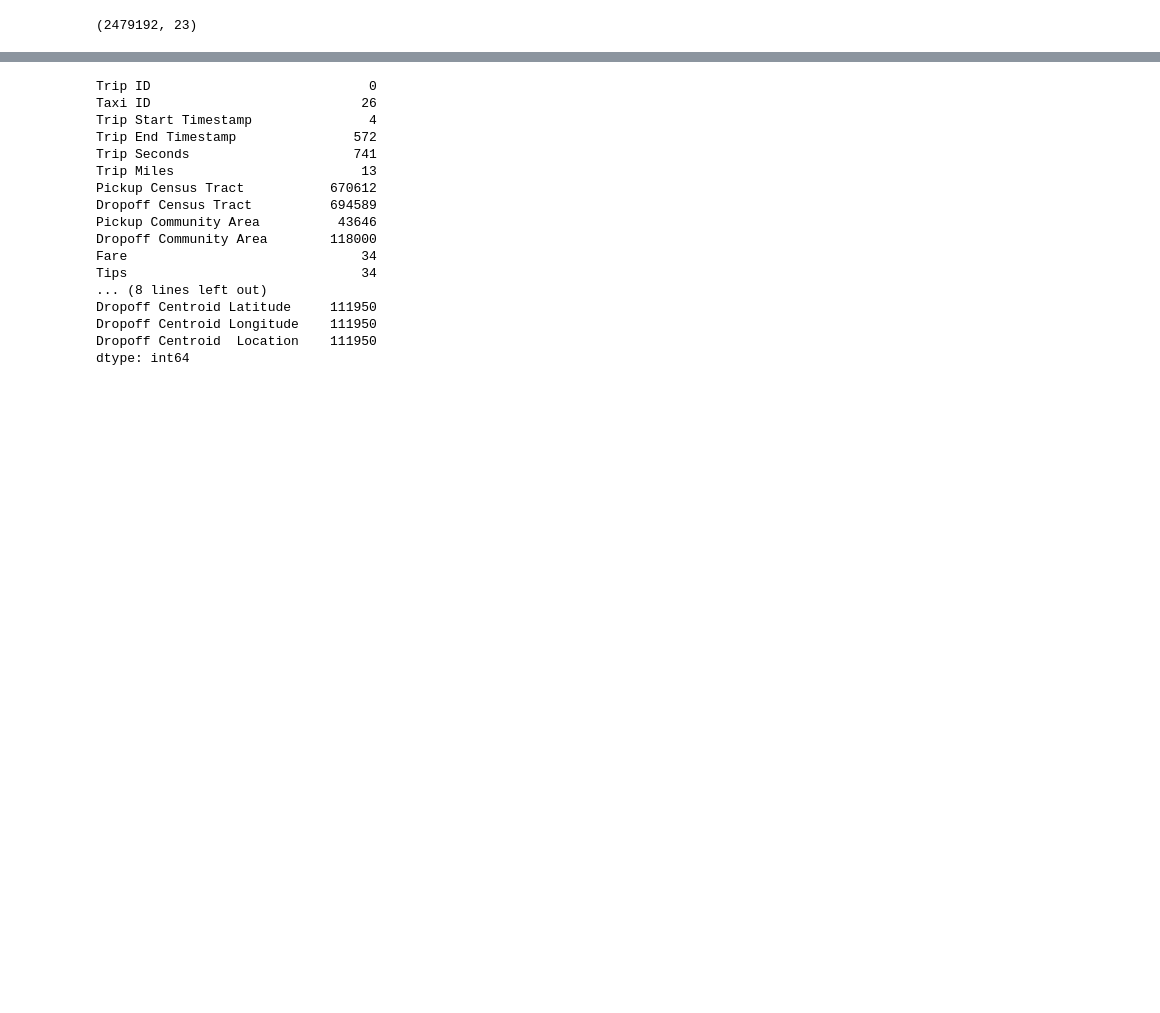
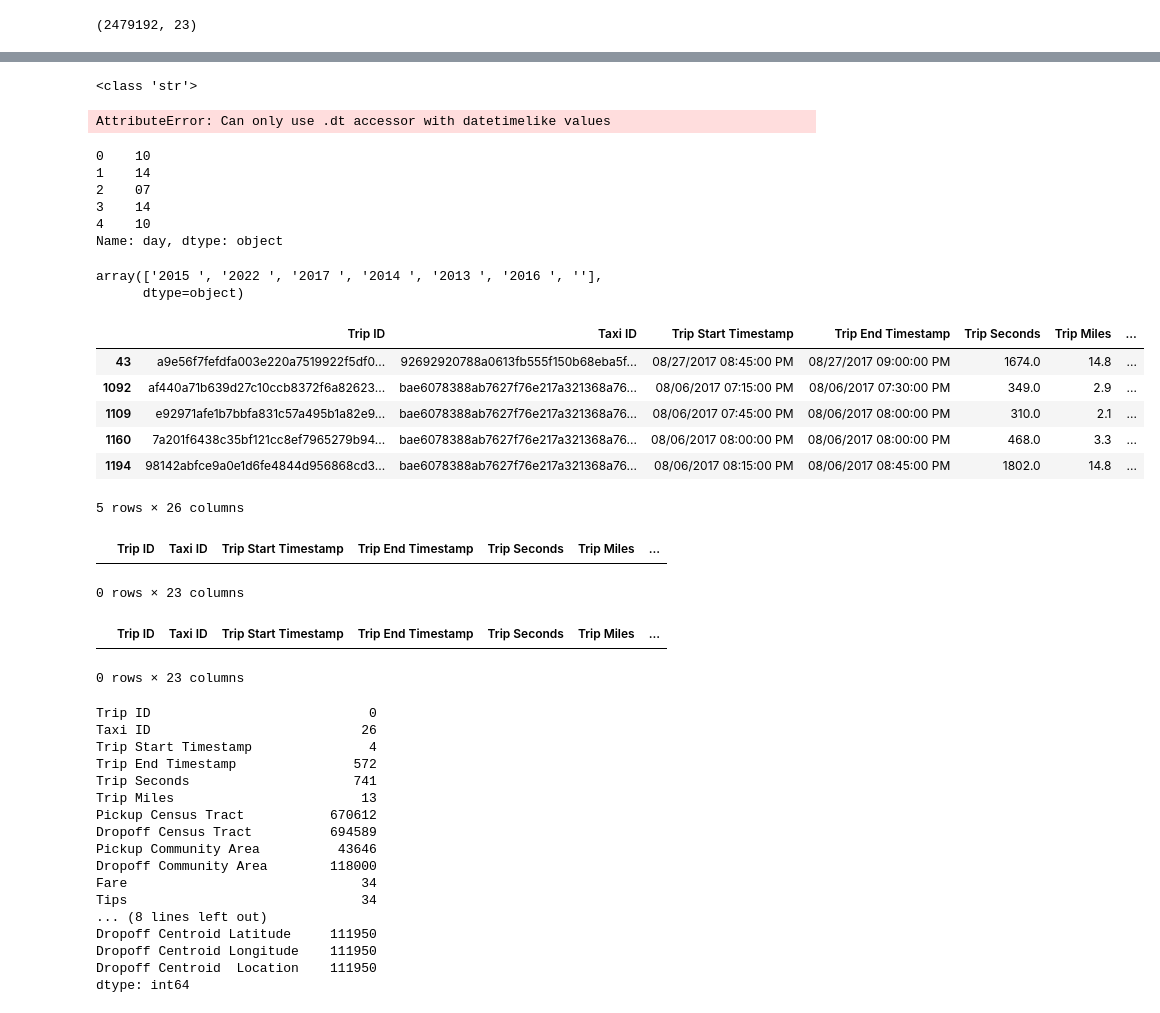
Before and after one commit to xiaoyuyann/transit_desert, a Jupyter notebook: Data Exploration.ipynb, the cells around one changed output, grey strips where cells are left out. Drawn from its saved outputs; the diff is of its cells as text; code cells hidden in the pictures; blank space fills up the shorter version.

```diff
--- a/Data Exploration.ipynb
+++ b/Data Exploration.ipynb
@@ -43,0 +61,42 @@ KeyboardInterrupt:
+# %%
+# output the type of 'Trip Start Timestamp'
+print(type(df_taxi['Trip Start Timestamp'][0]))
+# for the 'Trip Start Timestamp' store the rows in df_taxi_2023 where it contains '2023'
+df_taxi_2023 = df_taxi[df_taxi['Trip Start Timestamp'].dt.year == 2023]
+# print the first 5 rows of the df_taxi_2023
+print(df_taxi_2023.head())
+# %% [output]
+<class 'str'>
+AttributeError: Can only use .dt accessor with datetimelike values
+# %%
+# generate a new column to store the year of the trip 'year' from 'Trip Start Timestamp' by extracting the 7th - 11th character
+df_taxi['year'] = df_taxi['Trip Start Timestamp'].astype(str).str[6:10]
+df_taxi['month'] = df_taxi['Trip Start Timestamp'].astype(str).str[0:2]
+df_taxi['day'] = df_taxi['Trip Start Timestamp'].astype(str).str[3:5]
+# %%
+df_taxi['year'].head()
+df_taxi['month'].head()
+df_taxi['day'].head()
+# %% [output]
+0    10
+1    14
+2    07
+3    14
+4    10
+Name: day, dtype: object
+# %%
+df_taxi['year'].unique()
+# %% [output]
+array(['2015 ', '2022 ', '2017 ', '2014 ', '2013 ', '2016 ', ''],
+      dtype=object)
+# %%
+df_taxi_2022 = df_taxi[df_taxi['year'] == '2017']
+df_taxi_2022.head()
+# %% [output]
+|  | Trip ID | Taxi ID | Trip Start Timestamp | Trip End Timestamp | Trip Seconds | Trip Miles | ... |
+| 43 | a9e56f7fefdfa003e220a7519922f5df0... | 92692920788a0613fb555f150b68eba5f... | 08/27/2017 08:45:00 PM | 08/27/2017 09:00:00 PM | 1674.0 | 14.8 | ... |
+| 1092 | af440a71b639d27c10ccb8372f6a82623... | bae6078388ab7627f76e217a321368a76... | 08/06/2017 07:15:00 PM | 08/06/2017 07:30:00 PM | 349.0 | 2.9 | ... |
+| 1109 | e92971afe1b7bbfa831c57a495b1a82e9... | bae6078388ab7627f76e217a321368a76... | 08/06/2017 07:45:00 PM | 08/06/2017 08:00:00 PM | 310.0 | 2.1 | ... |
+| 1160 | 7a201f6438c35bf121cc8ef7965279b94... | bae6078388ab7627f76e217a321368a76... | 08/06/2017 08:00:00 PM | 08/06/2017 08:00:00 PM | 468.0 | 3.3 | ... |
+| 1194 | 98142abfce9a0e1d6fe4844d956868cd3... | bae6078388ab7627f76e217a321368a76... | 08/06/2017 08:15:00 PM | 08/06/2017 08:45:00 PM | 1802.0 | 14.8 | ... |
+5 rows × 26 columns
@@ -44,3 +108,13 @@ KeyboardInterrupt:
+# %%
+df_taxi_2023
+# %% [output]
+|  | Trip ID | Taxi ID | Trip Start Timestamp | Trip End Timestamp | Trip Seconds | Trip Miles | ... |
+0 rows × 23 columns
+# %%
+df_taxi
+# %% [output]
+|  | Trip ID | Taxi ID | Trip Start Timestamp | Trip End Timestamp | Trip Seconds | Trip Miles | ... |
+0 rows × 23 columns
 # %%
 # drop all the rows with empty values
 df_taxi = df_taxi.dropna()
```
Also changed, not shown: parts of 4 cells of this notebook, 2 other files.
